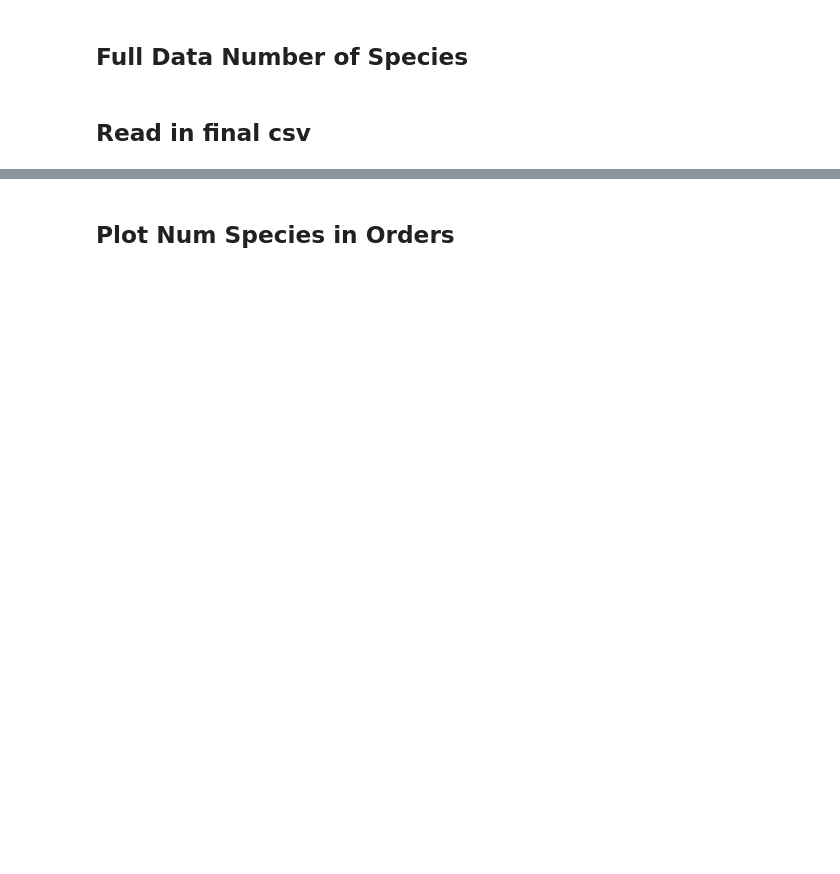
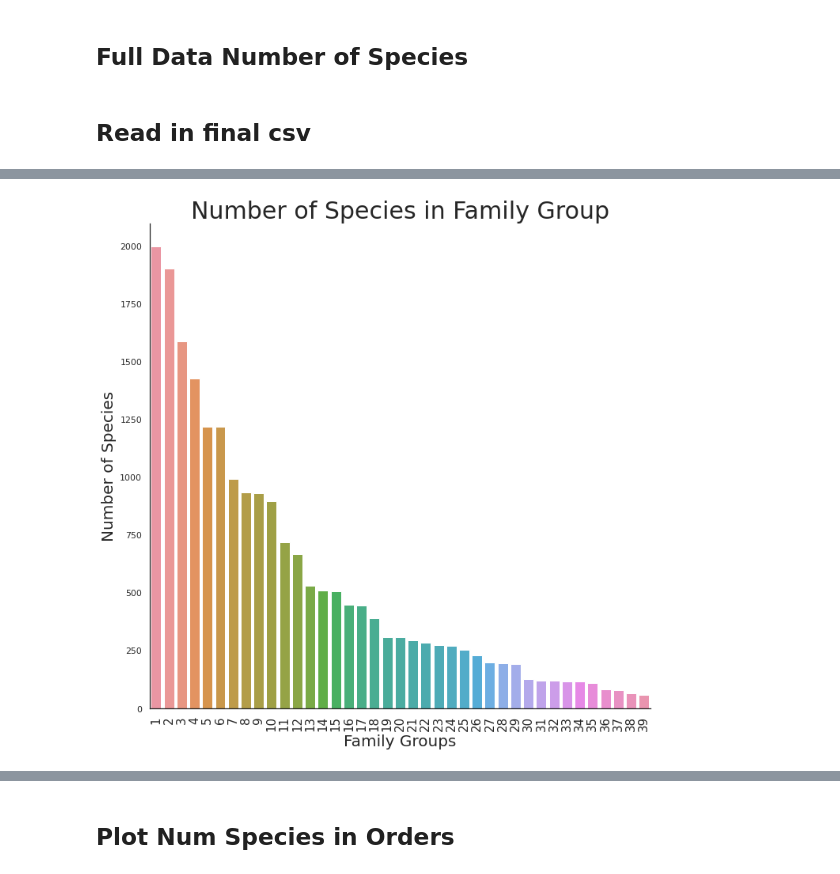
Before and after one commit to cwong690/Birdex, a Jupyter notebook: eda_readme.ipynb, the cells around one changed output, grey strips where cells are left out. Drawn from its saved outputs; the diff is of its cells as text; code cells hidden in the pictures; blank space fills up the shorter version.

Commit message:
update readme with model graphs

```diff
--- a/eda_readme.ipynb
+++ b/eda_readme.ipynb
@@ -1,7 +8,7 @@
 # %%
 import pandas as pd
 import numpy as np
-# import seaborn as sns
+import seaborn as sns
 import matplotlib.pyplot as plt
 import os
 import cv2
@@ -11,7 +18,7 @@ import math
 # import networkx as nx
 
 import boto3
-# from PIL import Image
+from PIL import Image
 
 import requests
 import json
@@ -21,7 +28,8 @@ getattr(tqdm, '_instances', {}).clear()  # ⬅ add this line
 
 # %matplotlib inline
 plt.style.use('ggplot')
-
+sns.set()
+sns.set_style('white')
 
 pd.set_option('display.max_columns', 50)
 # %%
@@ -62,16 +85,19 @@ group_sort = final_orders.groupby('species_group').count()['family'].sort_values
 # %%
 fig, ax = plt.subplots(figsize=(10,10))
 
-ax = sns.countplot(final_orders['species_group'], order=np.arange(1,40));
-plt.xticks(rotation=90, fontsize=15);
+sns.despine()
+ax = sns.countplot(final_orders['species_group'], order=group_sort.index);
+plt.xticks(ticks=np.arange(0,39), labels=np.arange(1,40), rotation=90, fontsize=15)
 ax.set_title('Number of Species in Family Group', fontsize=30)
 ax.set_xlabel('Family Groups', fontsize=20)
 ax.set_ylabel('Number of Species', fontsize=20)
 ax.grid(False)
 
 plt.tight_layout()
 
 plt.savefig('graphs/readme_num_fam_group.png')
+# %% [output]
+[figure, added]
 # %%
 group_top5 = final_orders.groupby('species_group').count()['family'].sort_values(ascending=False)[:5]
 # %%
```
Also changed, not shown: parts of 11 cells of this notebook, 46 other files.
